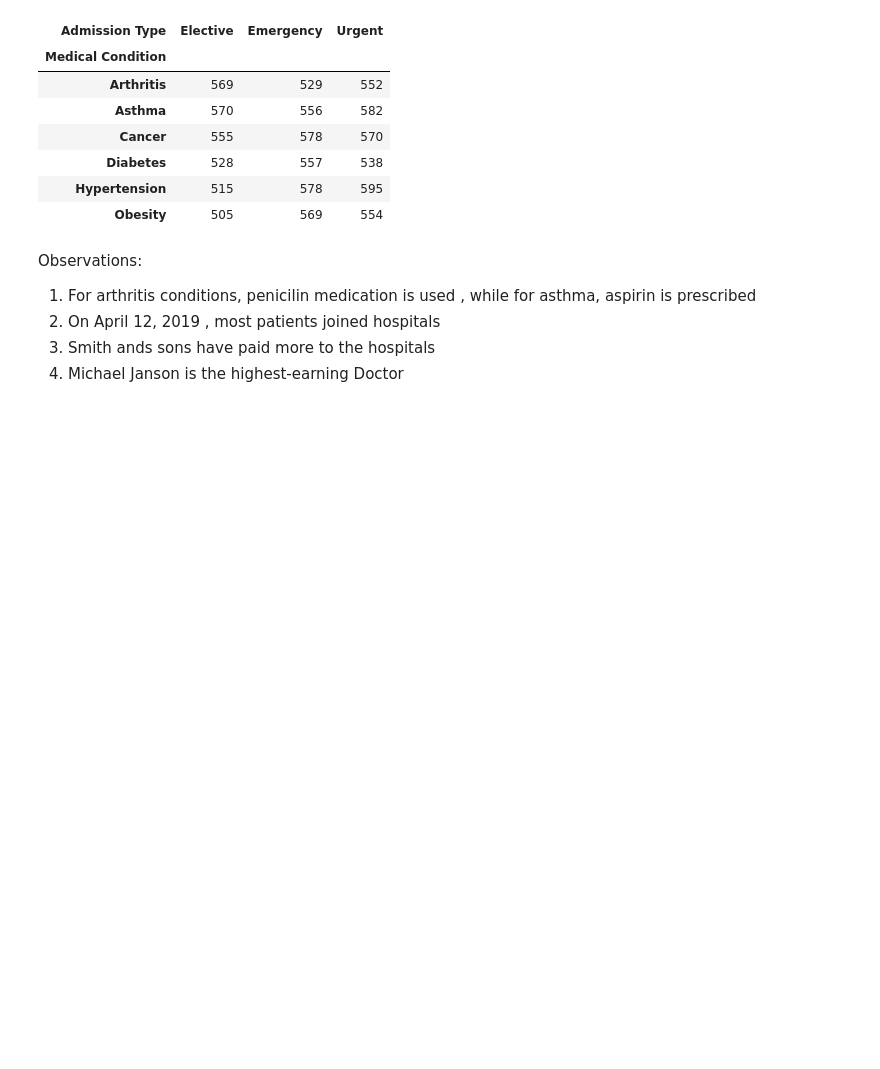
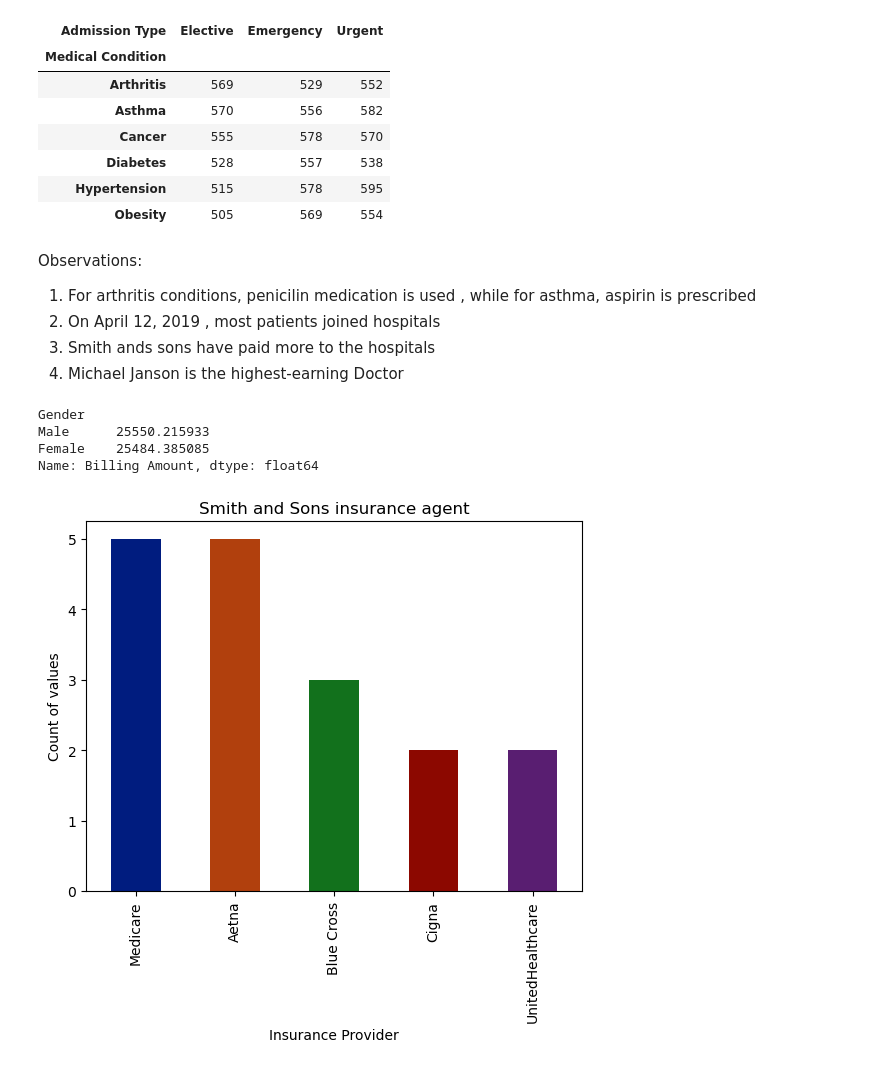
Before and after one commit to kiptochmike/Healthcare, a Jupyter notebook: healthcare.ipynb, the cells around one changed output. Cells and saved outputs as stored; diff of their text form; code cells hidden in the pictures; blank space fills up the shorter version.

Commit message:
Data Analysis

```diff
--- a/healthcare.ipynb
+++ b/healthcare.ipynb
@@ -232,3 +236,27 @@ Observations:
 2) On April 12, 2019 , most patients joined hospitals
 3) Smith ands sons have paid more to the hospitals
 4) Michael Janson is the highest-earning Doctor
+# %%
+# the average amount  for the gender with billing amount
+data.groupby('Gender')['Billing Amount'].mean().sort_values(ascending=False)
+# %% [output]
+Gender
+Male      25550.215933
+Female    25484.385085
+Name: Billing Amount, dtype: float64
+# %%
+# find the smith and sons hospital insurance cover
+insurance = data.groupby('Hospital')['Insurance Provider'].value_counts().loc['Smith and Sons']
+
+colors = sns.color_palette('dark')
+
+
+#plot graph
+plt.Figure(figsize=(6,4))
+plt.title('Smith and Sons insurance agent')
+plt.xlabel('Insurance Agent')
+plt.ylabel('Count of values')
+insurance.plot(kind='bar',color=colors)
+plt.show()
+# %% [output]
+[figure, added]
```
Also changed, not shown: parts of 4 cells of this notebook.
